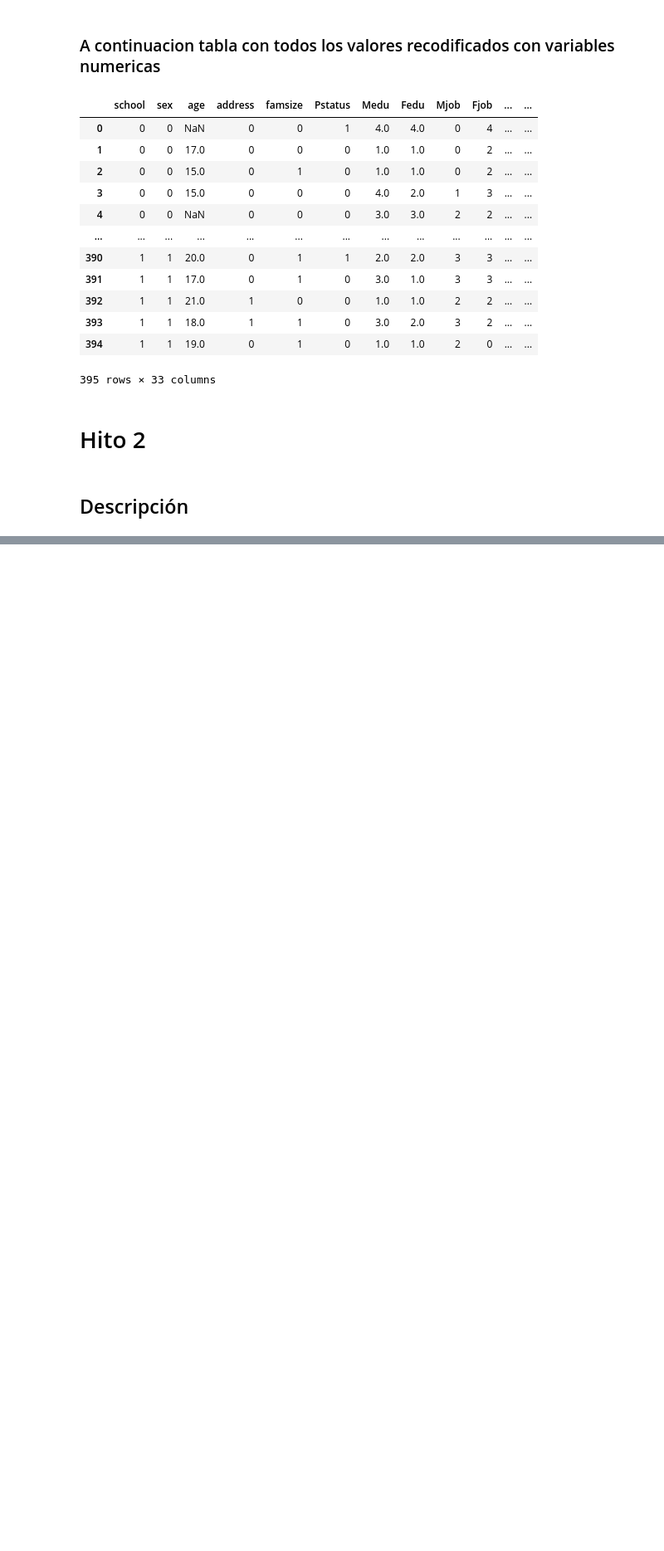
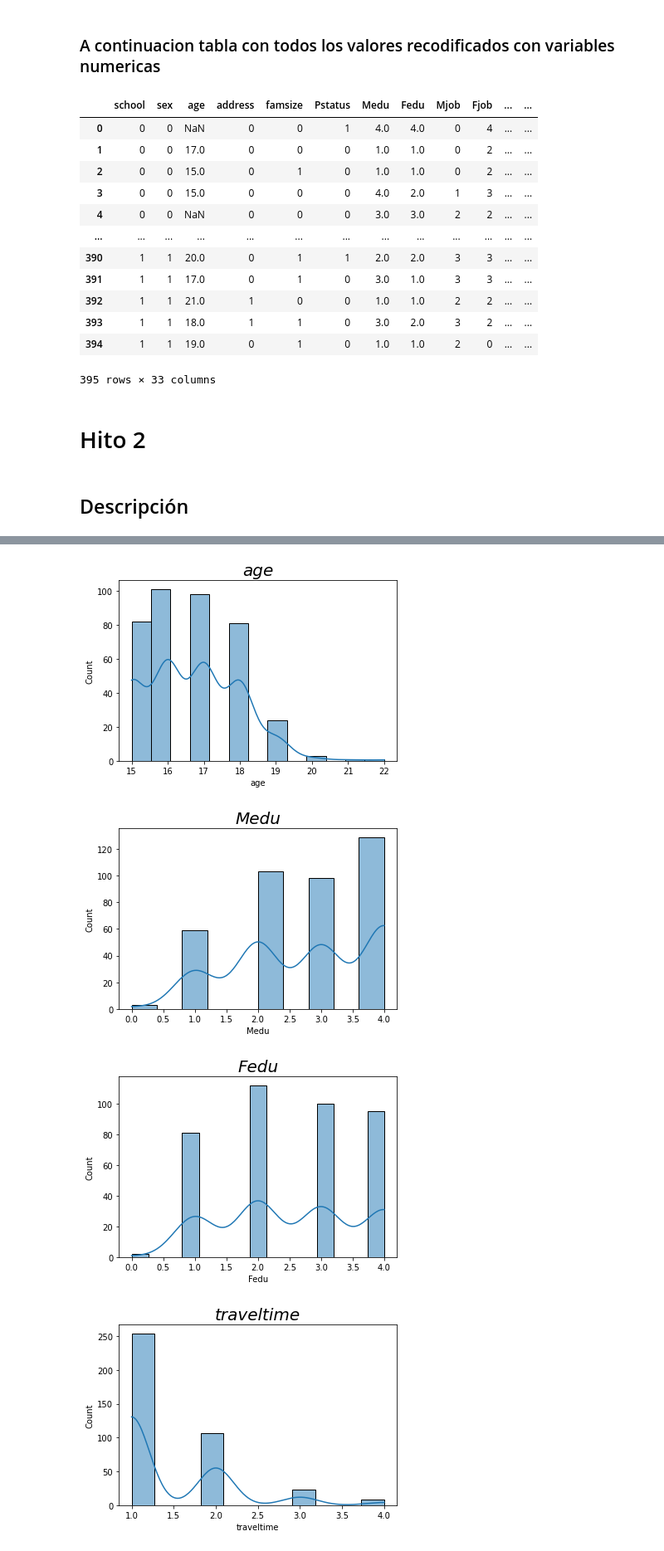
Before and after one commit to DrPantufla/data_science, a Jupyter notebook: Prueba Machine Learning/Prueba 2(sebastian_rebolledo).ipynb, the cells around one changed output, grey strips where cells are left out. Shown at 83% size. Saved outputs shown, nothing was run; the diff lists cells and outputs as text; code cells hidden in the pictures; blank space fills up the shorter version.

```diff
--- a/Prueba Machine Learning/Prueba 2(sebastian_rebolledo).ipynb
+++ b/Prueba Machine Learning/Prueba 2(sebastian_rebolledo).ipynb
@@ -526,0 +563,7 @@ sort_data
+# %%
+fa.histogramas(sort_data)
+# %% [output]
+[figure, added]
+[figure, added]
+[figure, added]
+[figure, added]
```
Also changed, not shown: parts of 19 cells of this notebook, 2 other files.
